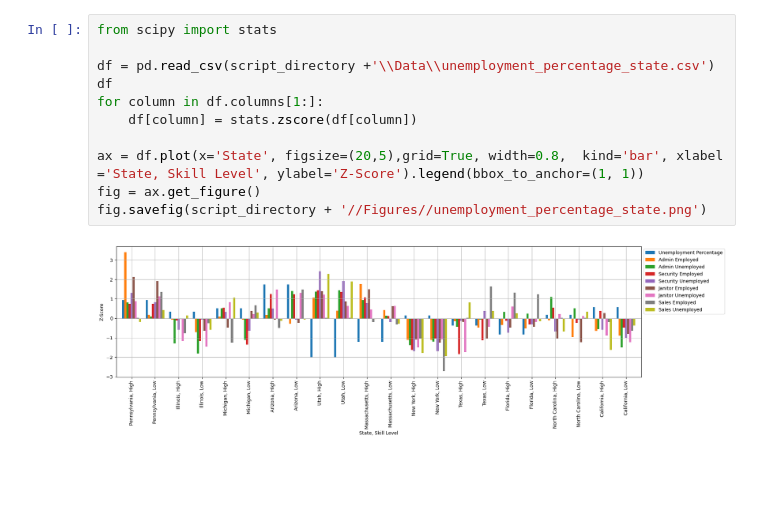
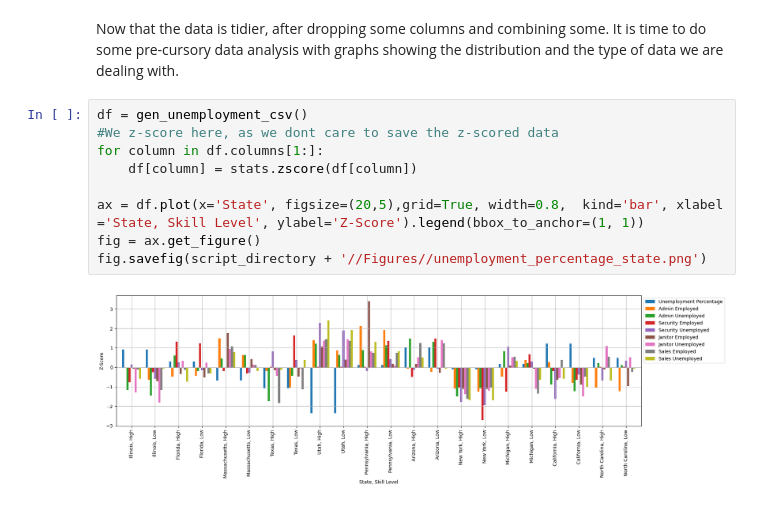
Before and after one commit to AlexandraSar/CMPS6790_Project, a Jupyter notebook: Milestone.ipynb, the cells around one changed output. Saved outputs shown, nothing was run; the diff lists cells and outputs as text; blank space fills up the shorter version.

```diff
--- a/Milestone.ipynb
+++ b/Milestone.ipynb
@@ -103,13 +100,13 @@ See the caveats in the documentation: https://pandas.pydata.org/pandas-docs/stab
+# %% [markdown]
+Now that the data is tidier, after dropping some columns and combining some. It is time to do some pre-cursory data analysis with graphs showing the distribution and the type of data we are dealing with.
 # %%
-from scipy import stats
-
-df = pd.read_csv(script_directory +'\\Data\\unemployment_percentage_state.csv')
-df
+df = gen_unemployment_csv()
+#We z-score here, as we dont care to save the z-scored data
 for column in df.columns[1:]:
     df[column] = stats.zscore(df[column])
 
 ax = df.plot(x='State', figsize=(20,5),grid=True, width=0.8,  kind='bar', xlabel ='State, Skill Level', ylabel='Z-Score').legend(bbox_to_anchor=(1, 1))
 fig = ax.get_figure()
 fig.savefig(script_directory + '//Figures//unemployment_percentage_state.png')
 # %% [output]
-[figure, old version]
+[figure, new version]
```
Also changed, not shown: parts of 20 cells of this notebook, 9 other files.
